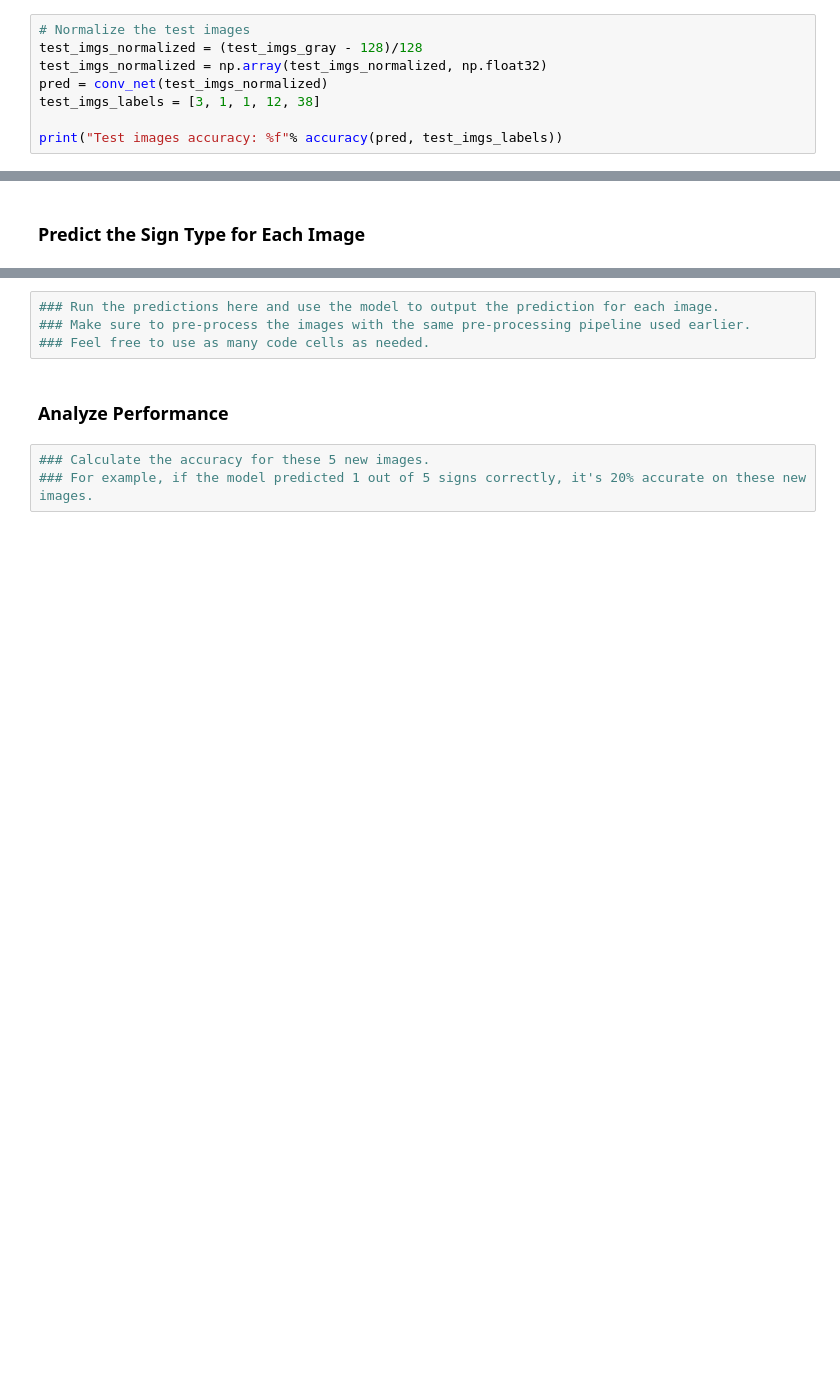
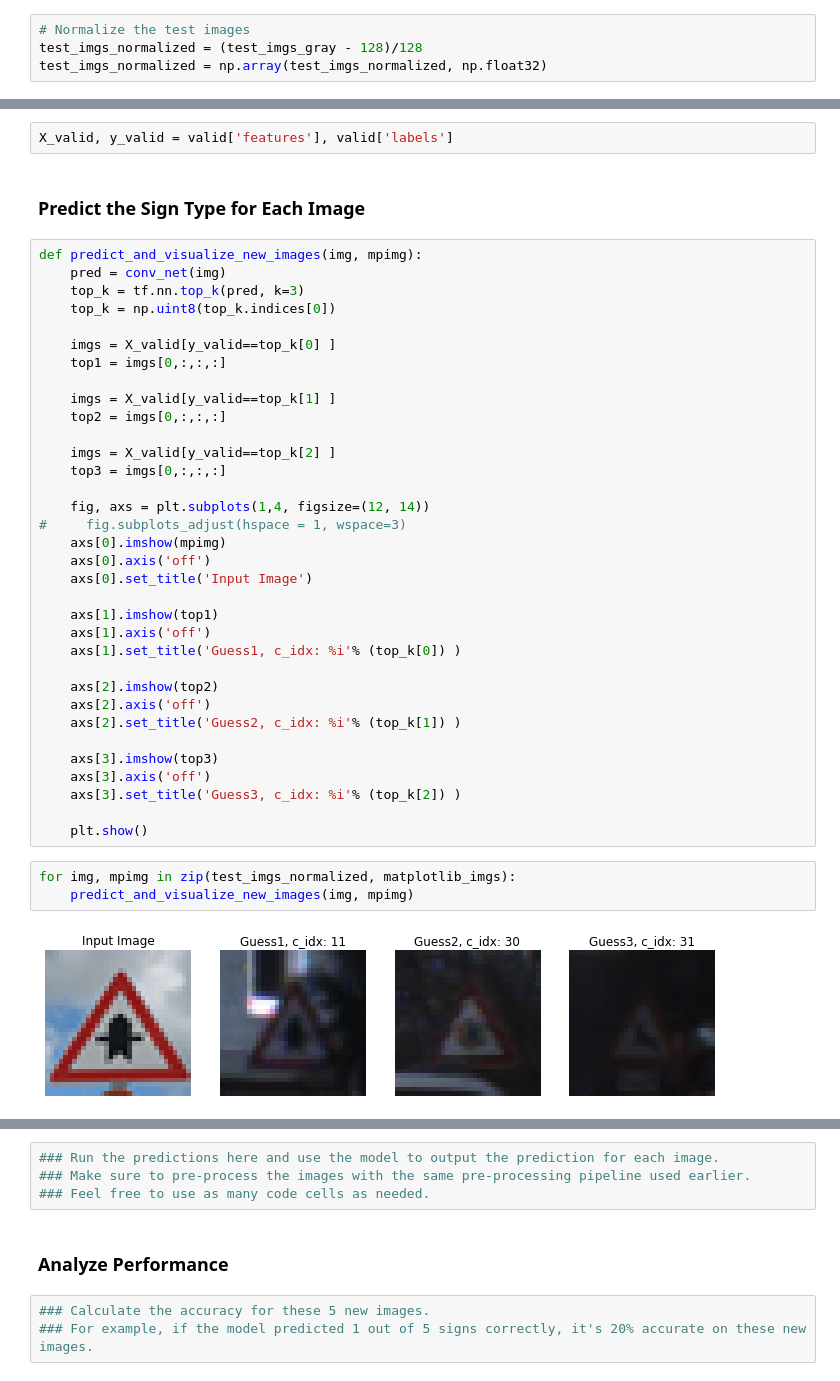
Before and after one commit to snandasena/traffic-sign-classifier, a Jupyter notebook: Traffic_Sign_Classifier.ipynb, the cells around one changed output, grey strips where cells are left out. Saved outputs shown, nothing was run; the diff lists cells and outputs as text; blank space fills up the shorter version.

```diff
--- a/Traffic_Sign_Classifier.ipynb
+++ b/Traffic_Sign_Classifier.ipynb
@@ -693,7 +692,3 @@ show_images(test_imgs_gray,gray=True,divider= 5)
 # Normalize the test images
 test_imgs_normalized = (test_imgs_gray - 128)/128
 test_imgs_normalized = np.array(test_imgs_normalized, np.float32)
-pred = conv_net(test_imgs_normalized)
-test_imgs_labels = [3, 1, 1, 12, 38]
-
-print("Test images accuracy: %f"% accuracy(pred, test_imgs_labels))
@@ -702,2 +695,43 @@ Test images accuracy: 0.000000
+# %%
+X_valid, y_valid = valid['features'], valid['labels']
 # %% [markdown]
 ### Predict the Sign Type for Each Image
+# %%
+def predict_and_visualize_new_images(img, mpimg):
+    pred = conv_net(img)
+    top_k = tf.nn.top_k(pred, k=3)
+    top_k = np.uint8(top_k.indices[0])
+
+    imgs = X_valid[y_valid==top_k[0] ]
+    top1 = imgs[0,:,:,:]
+
+    imgs = X_valid[y_valid==top_k[1] ]
+    top2 = imgs[0,:,:,:]
+
+    imgs = X_valid[y_valid==top_k[2] ]
+    top3 = imgs[0,:,:,:]
+
+    fig, axs = plt.subplots(1,4, figsize=(12, 14))
+#     fig.subplots_adjust(hspace = 1, wspace=3)
+    axs[0].imshow(mpimg)
+    axs[0].axis('off')
+    axs[0].set_title('Input Image')
+
+    axs[1].imshow(top1)
+    axs[1].axis('off')
+    axs[1].set_title('Guess1, c_idx: %i'% (top_k[0]) )
+
+    axs[2].imshow(top2)
+    axs[2].axis('off')
+    axs[2].set_title('Guess2, c_idx: %i'% (top_k[1]) )
+
+    axs[3].imshow(top3)
+    axs[3].axis('off')
+    axs[3].set_title('Guess3, c_idx: %i'% (top_k[2]) )
+
+    plt.show()
+# %%
+for img, mpimg in zip(test_imgs_normalized, matplotlib_imgs):
+    predict_and_visualize_new_images(img, mpimg)
+# %% [output]
+[figure, added]
```
Also changed, not shown: parts of 6 cells of this notebook, 16 other files.
